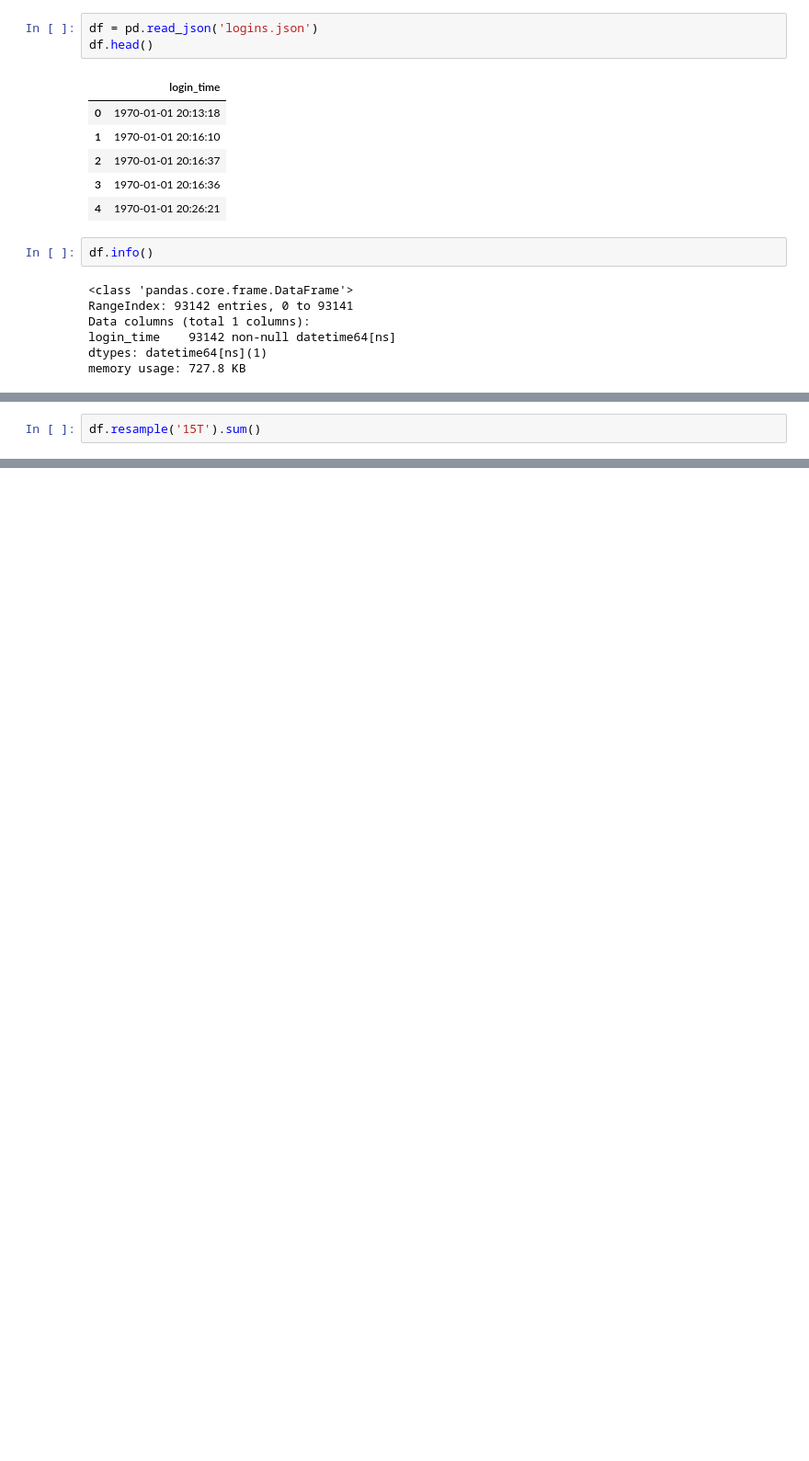
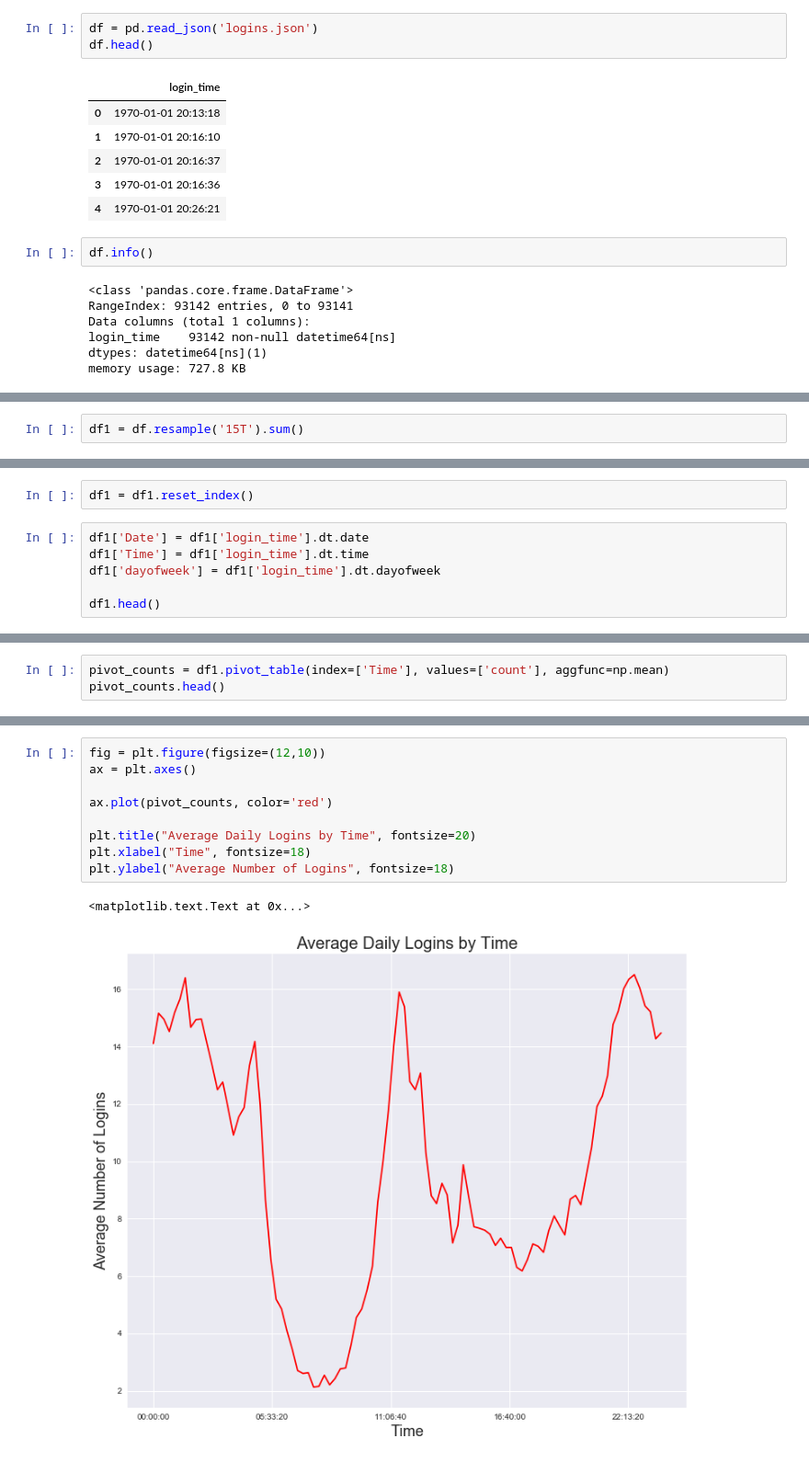
Before and after one commit to MPhillips55/Take_Home_Questions, a Jupyter notebook: ultimate_challenge/Ultimate Inc. Take Home Challenge.ipynb, the cells around one changed output, grey strips where cells are left out. Shown at 92% size. Cells and saved outputs as stored; diff of their text form; blank space fills up the shorter version.

```diff
--- a/ultimate_challenge/Ultimate Inc. Take Home Challenge.ipynb
+++ b/ultimate_challenge/Ultimate Inc. Take Home Challenge.ipynb
@@ -58,2 +44,2 @@ df1 = df.groupby(pd.TimeGrouper(freq='15min'))
 # %%
-df.resample('15T').sum()
+df1 = df.resample('15T').sum()
@@ -79,0 +46,8 @@ df.resample('15T').sum()
+# %%
+df1 = df1.reset_index()
+# %%
+df1['Date'] = df1['login_time'].dt.date
+df1['Time'] = df1['login_time'].dt.time
+df1['dayofweek'] = df1['login_time'].dt.dayofweek
+
+df1.head()
@@ -79,0 +61,3 @@ df.resample('15T').sum()
+# %%
+pivot_counts = df1.pivot_table(index=['Time'], values=['count'], aggfunc=np.mean)
+pivot_counts.head()
@@ -79,0 +72,12 @@ df.resample('15T').sum()
+# %%
+fig = plt.figure(figsize=(12,10))
+ax = plt.axes()
+
+ax.plot(pivot_counts, color='red')
+
+plt.title("Average Daily Logins by Time", fontsize=20)
+plt.xlabel("Time", fontsize=18)
+plt.ylabel("Average Number of Logins", fontsize=18)
+# %% [output]
+<matplotlib.text.Text at 0x...>
+[figure, added]
```
Also changed, not shown: parts of 24 cells of this notebook.
